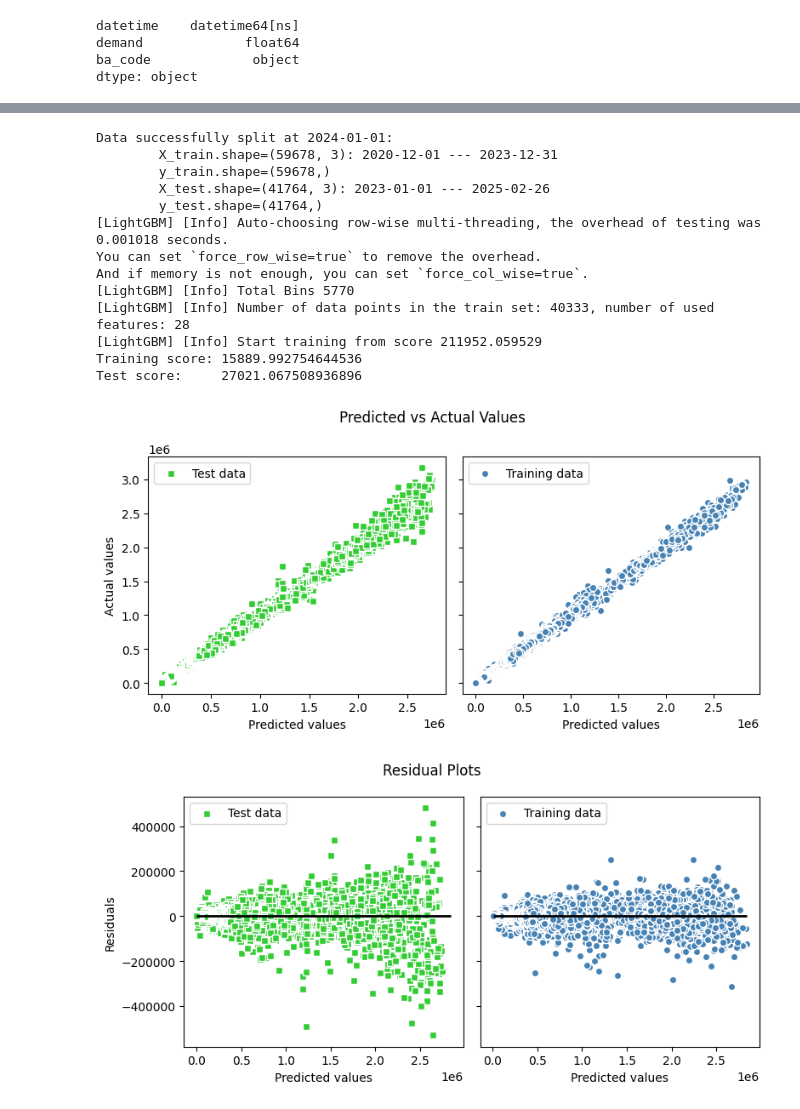
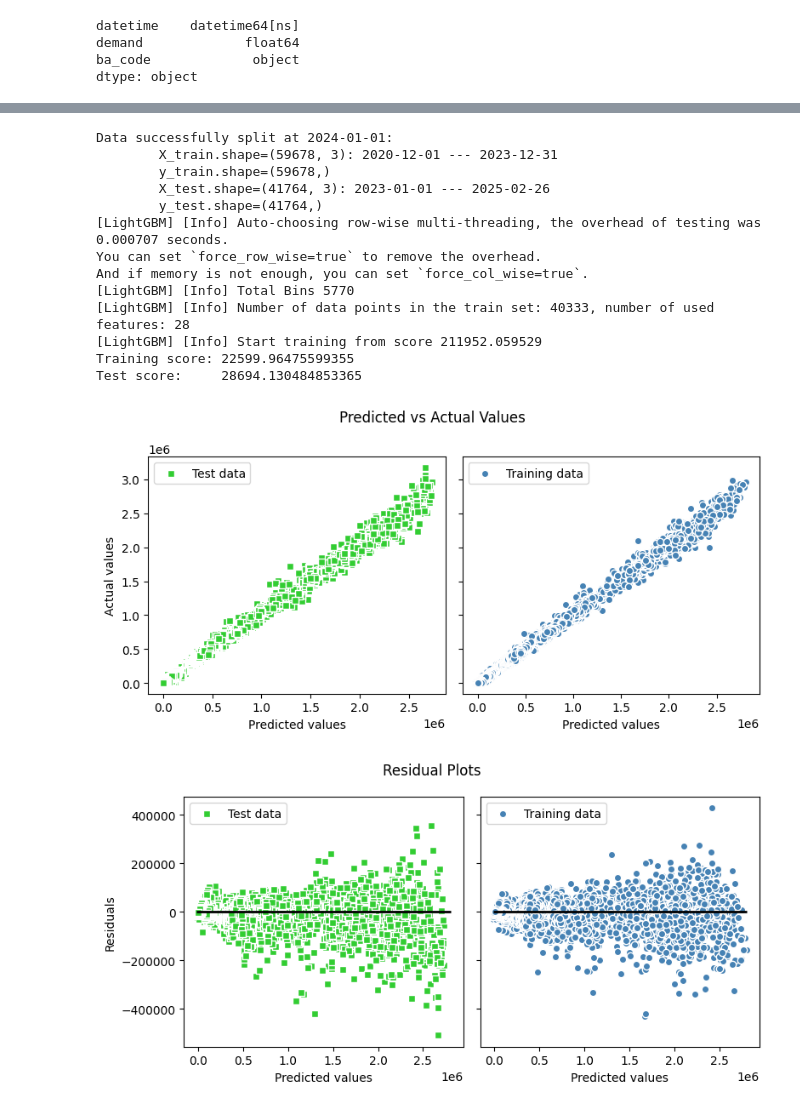
Before and after one commit to d-lazenby/energy-demand-forecasting, a Jupyter notebook: notebooks/05a_lgbm_model.ipynb, the cells around one changed output, grey strips where cells are left out. Saved outputs shown, nothing was run; the diff lists cells and outputs as text; code cells hidden in the pictures.

Commit message:
Adding class to scale demand features by BA

```diff
--- a/notebooks/05a_lgbm_model.ipynb
+++ b/notebooks/05a_lgbm_model.ipynb
@@ -61,8 +62,7 @@ class FeatureEngineerByBA(BaseEstimator, TransformerMixin):
     Loops over the BAs and applies {transformer} to each time series, storing
     the fitted transformers in {fitted_transformers}.
     """
-
-    def __init__(self, transformer: TransformerMixin):
+    def __init__(self, transformer):
         self.transformer = transformer
         self.fitted_transformers = {}
 
@@ -80,6 +80,33 @@ class FeatureEngineerByBA(BaseEstimator, TransformerMixin):
             tmp['ba_code'] = ba_code
             output = pd.concat([output, tmp])
         return output
+
+class ScaleByBA(BaseEstimator, TransformerMixin):
+    """
+    Loops over the BAs and applies {scaler} to each time series, storing
+    the fitted scalers in {fitted_scalers}.
+    """
+    def __init__(self, scaler):
+        self.scaler = scaler
+        self.fitted_scalers = {}
+
+    def fit(self, X, y=None):
+        demand_cols = X.filter(like="demand").columns
+        for ba_code in X["ba_code"].unique():
+            tmp = X.loc[X['ba_code'] == ba_code, demand_cols].copy()
+            self.fitted_scalers[ba_code] = self.scaler.__class__().set_output(transform="pandas").fit(tmp)
+        return self
+
+    def transform(self, X, y=None):
+        X_ = X.copy()
+        output = pd.DataFrame()
+        demand_cols = X.filter(like="demand").columns
+        for ba_code in X['ba_code'].unique():
+            tmp = X.loc[X["ba_code"] == ba_code, demand_cols].copy()
+            tmp = self.fitted_scalers[ba_code].transform(tmp)
+            output = pd.concat([output, tmp])
+        X_[demand_cols] = output[demand_cols]
+        return X_
 # %%
 demand = data.copy()
 
@@ -113,6 +140,8 @@ window_transformer = FeatureEngineerByBA(
         )
     )
 
+minmax_scaler = ScaleByBA(MinMaxScaler())
+
 # Introduce missing date when using lags and windows so need to drop these NaNs
 drop_missing = DropMissingData()
 
@@ -127,6 +156,7 @@ pipe = Pipeline(
         ("datetime", dtf),
         ("lags", lag_transformer),
         ("windf", window_transformer),
+        ("minmax_scaling", minmax_scaler),
         ("drop_missing", drop_missing),
         ("ordinal_enc", ordinal_enc),
         ("drop_target", drop_target),
@@ -313,6 +344,7 @@ pipe = Pipeline(
         ("datetime", dtf),
         ("lags", lag_transformer),
         ("windf", window_transformer),
+        ("minmax_scaling", minmax_scaler),
         ("drop_missing", drop_missing),
         ("ordinal_enc", ordinal_enc),
         ("drop_target", drop_target),
@@ -324,35 +356,35 @@ X_train_t, y_train_t, X_test_t, y_test_t = transform_training_data(
 )
 
 # 3. Train model
 lgbm = LGBMRegressor()
 
 lgbm.fit(X_train_t, y_train_t)
 
 # 4. Evaluate model
 preds_train = lgbm.predict(X_train_t)
 preds_test = lgbm.predict(X_test_t)
 
 rmse_train = root_mean_squared_error(preds_train, y_train_t)
 rmse_test = root_mean_squared_error(preds_test, y_test_t)
 
 print(f"Training score:\t{rmse_train}")
 print(f"Test score:\t{rmse_test}")
 
 plot_predictions_against_actuals(preds_train, y_train_t, preds_test, y_test_t)
 plot_residuals(preds_train, y_train_t, preds_test, y_test_t)
 # %% [output]
 Data successfully split at 2024-01-01:
         X_train.shape=(59678, 3): 2020-12-01 --- 2023-12-31
         y_train.shape=(59678,)
         X_test.shape=(41764, 3): 2023-01-01 --- 2025-02-26
         y_test.shape=(41764,)
-[LightGBM] [Info] Auto-choosing row-wise multi-threading, the overhead of testing was 0.001018 seconds.
+[LightGBM] [Info] Auto-choosing row-wise multi-threading, the overhead of testing was 0.000707 seconds.
 You can set `force_row_wise=true` to remove the overhead.
 And if memory is not enough, you can set `force_col_wise=true`.
 [LightGBM] [Info] Total Bins 5770
 [LightGBM] [Info] Number of data points in the train set: 40333, number of used features: 28
 [LightGBM] [Info] Start training from score 211952.059529
-Training score: 15889.992754644536
-Test score:     27021.067508936896
+Training score: 22599.96475599355
+Test score:     28694.130484853365
-[figure, old version]
+[figure, new version]
-[figure, old version]
+[figure, new version]
```
Also changed, not shown: parts of 2 cells of this notebook.
